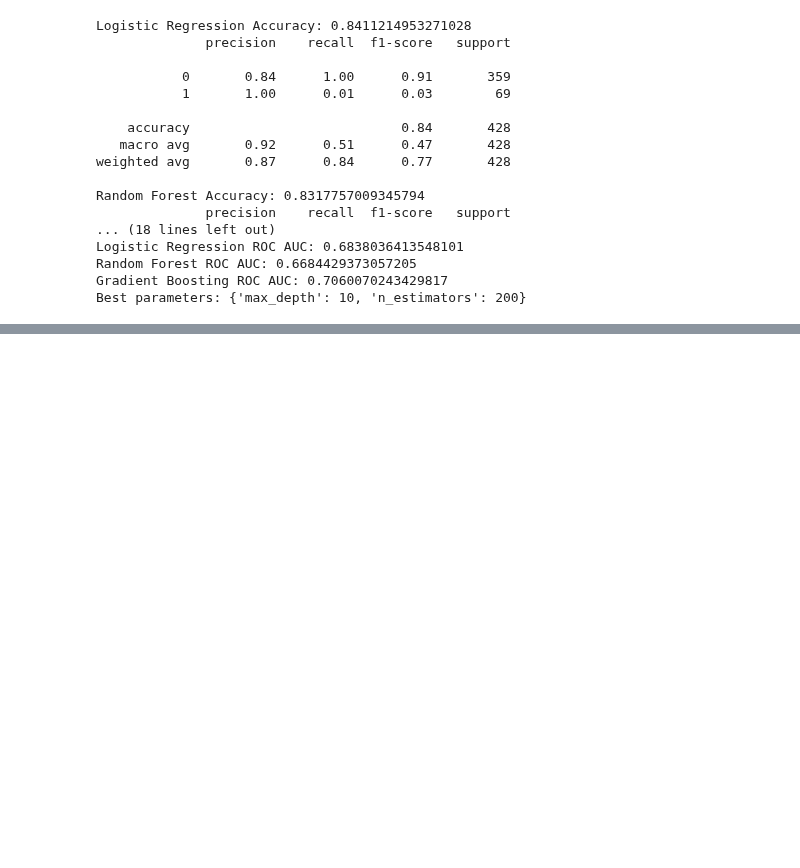
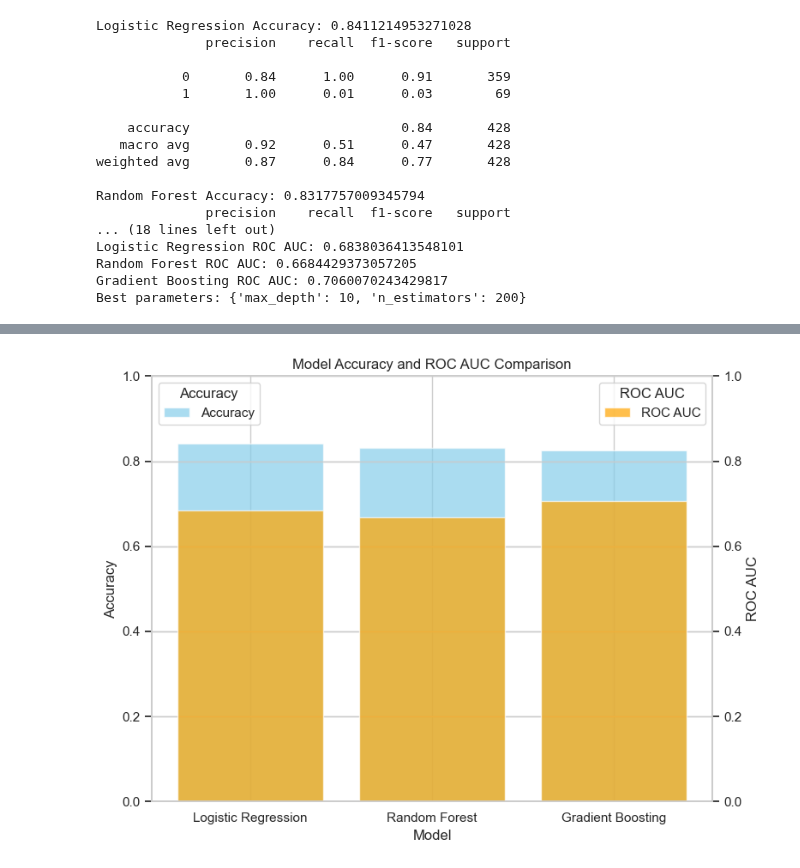
Before and after one commit to Nate5461/DS3000_Project, a Jupyter notebook: Objective_2.ipynb, the cells around one changed output, grey strips where cells are left out. Cells and saved outputs as stored; diff of their text form; code cells hidden in the pictures; blank space fills up the shorter version.

```diff
--- a/Objective_2.ipynb
+++ b/Objective_2.ipynb
@@ -322,0 +315,29 @@ plt.show()
+# %%
+# Combine accuracy and ROC AUC into one plot for comparison
+fig, ax1 = plt.subplots(figsize=(8, 6))
+
+# Bar plot for accuracy
+ax1.bar(models, accuracies, color='skyblue', label='Accuracy', alpha=0.7)
+ax1.set_xlabel('Model')
+ax1.set_ylabel('Accuracy')
+ax1.set_ylim(0, 1)
+
+# Twin axis for ROC AUC
+ax2 = ax1.twinx()
+ax2.bar(models, roc_auc_scores, color='orange', label='ROC AUC', alpha=0.7)
+ax2.set_ylabel('ROC AUC')
+ax2.set_ylim(0, 1)
+
+# Title and legend
+plt.title('Model Accuracy and ROC AUC Comparison')
+
+# Add legends for both axes
+ax1.legend(loc='upper left', bbox_to_anchor=(0.0, 1), title="Accuracy")
+ax2.legend(loc='upper right', bbox_to_anchor=(1, 1), title="ROC AUC")
+
+fig.tight_layout()
+
+# Show plot
+plt.show()
+# %% [output]
+[figure, added]
```
Also changed, not shown: parts of 2 cells of this notebook.
